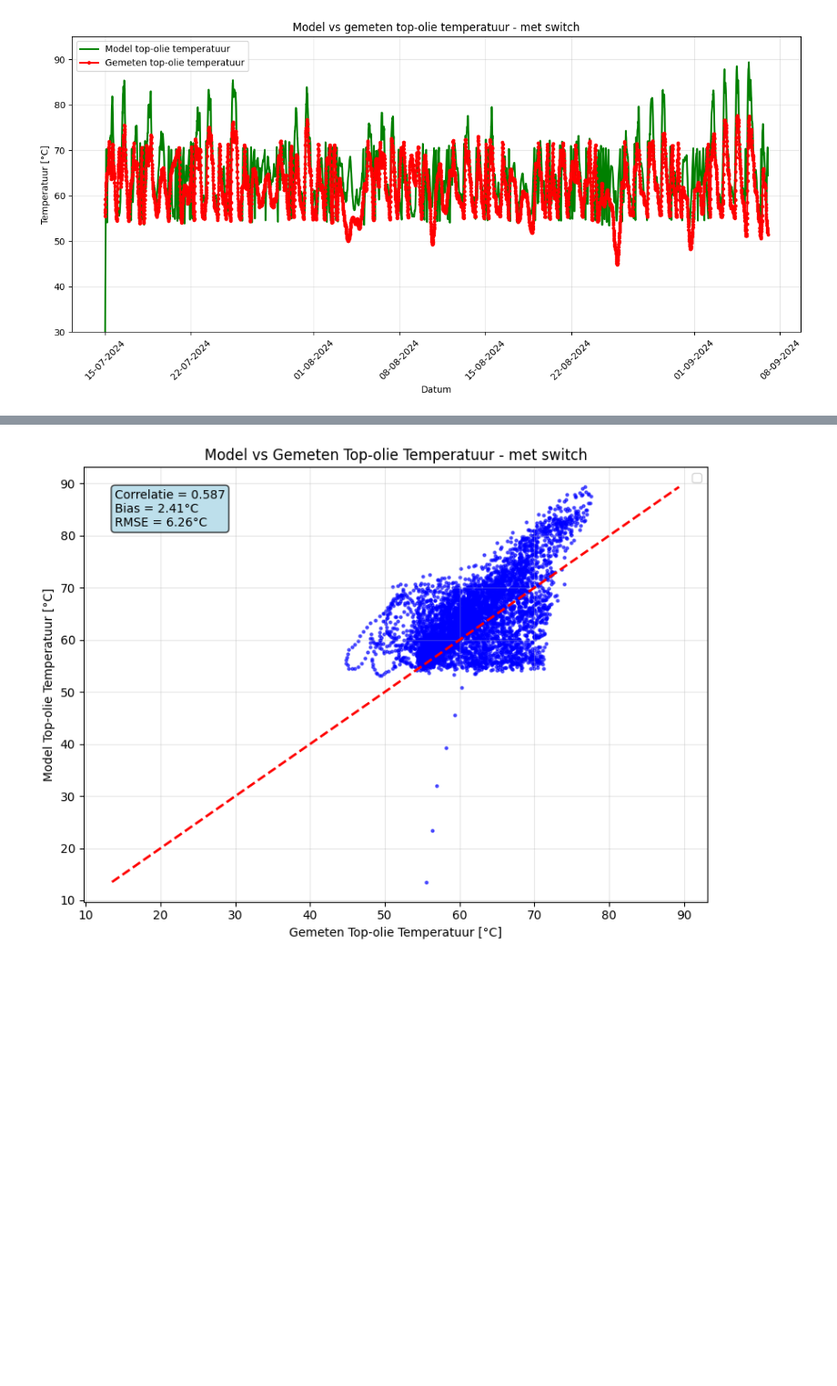
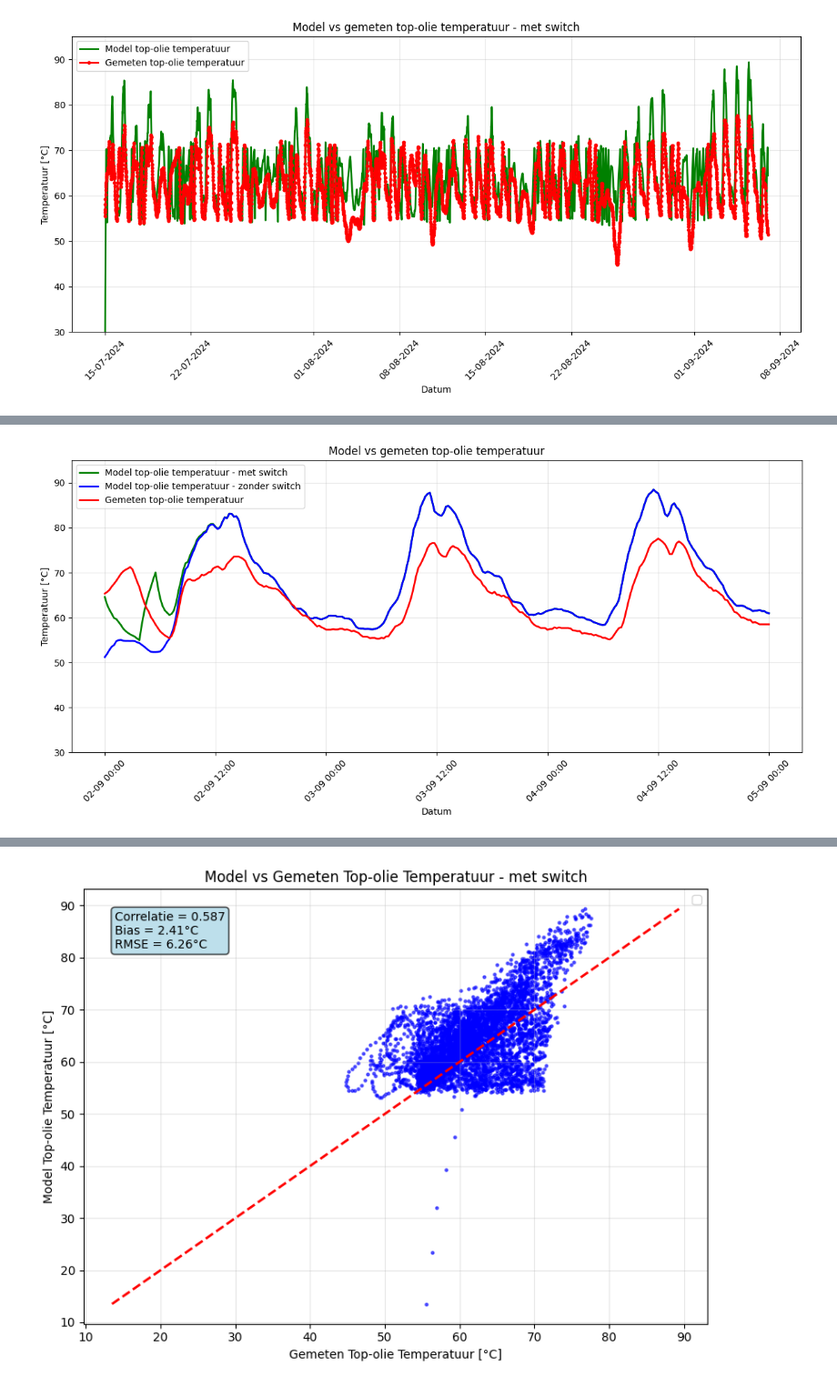
Before and after one commit to alliander-opensource/transformer-thermal-model, a Jupyter notebook: docs/examples/onan-onaf-analysis.ipynb, the cells around one changed output, grey strips where cells are left out. Shown at 91% size. Cells and saved outputs as stored; diff of their text form; code cells hidden in the pictures; blank space fills up the shorter version.

```diff
--- a/docs/examples/onan-onaf-analysis.ipynb
+++ b/docs/examples/onan-onaf-analysis.ipynb
@@ -126,3 +124,28 @@ plt.show()
+# %%
+# tijdseries rond een 70 graden piek
+start_time = pd.to_datetime('2024-09-02')
+end_time = start_time + pd.Timedelta(days=3)
+mask = (df['datetime'] >= start_time) & (df['datetime'] <= end_time)
+fig,ax = plt.subplots(figsize=(12, 6))
+
+ax.plot(results.top_oil_temp_profile.loc[start_time:end_time], label='Model top-olie temperatuur - met switch', color="green", linewidth=2)
+ax.plot(results_noswitch.top_oil_temp_profile.loc[start_time:end_time], label='Model top-olie temperatuur - zonder switch', color="blue", linewidth=2)
+ax.plot(df.loc[mask,'datetime'], df.loc[mask,topolie_column], label='Gemeten top-olie temperatuur', color='red',
+         linewidth=2)
+
+ax.set_ylabel("Temperatuur [°C]")
+ax.set_xlabel("Datum")
+ax.legend(loc="best")
+ax.grid(True, alpha=0.3)
+ax.set_title('Model vs gemeten top-olie temperatuur')
+ax.xaxis.set_major_formatter(mdates.DateFormatter('%d-%m %H:%M'))
+ax.set_ylim(30,95)
+plt.xticks(rotation=45)
+
+plt.tight_layout()
+plt.show()
+# %% [output]
+[figure, added]
 # %%
 # tijdseries voor een aantal dagen met gemodelleerde switch
 start_time = pd.to_datetime('2024-07-20')
```
Also changed, not shown: parts of 3 cells of this notebook.
